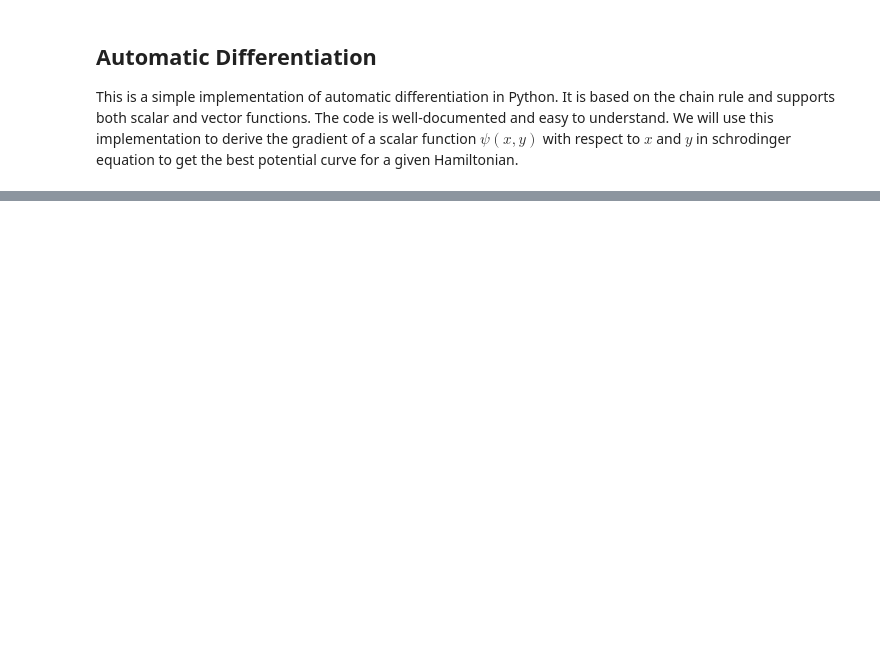
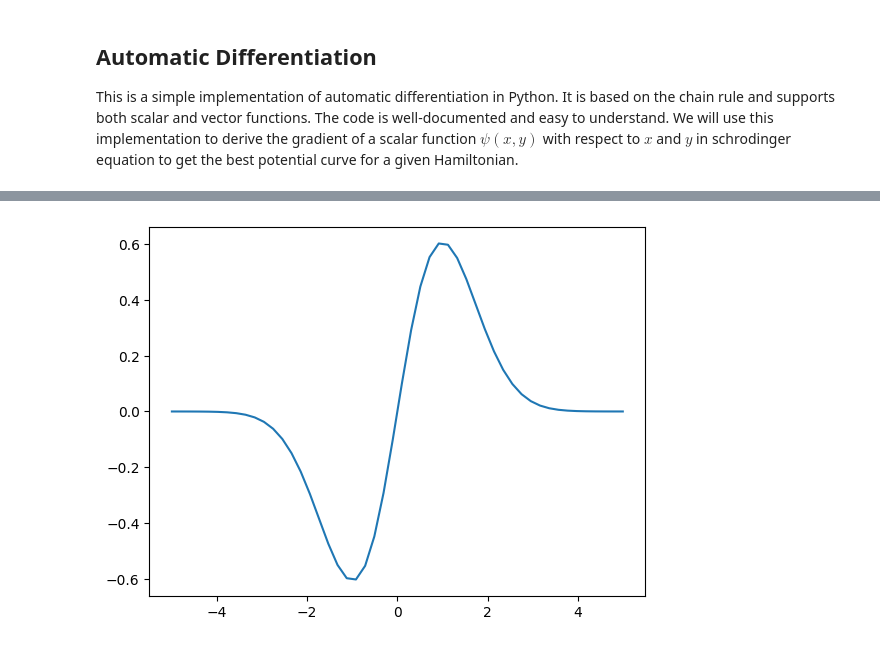
Before and after one commit to STOKES-DOT/Codes_practice, a Jupyter notebook: automatic_differential/ad.ipynb, the cells around one changed output, grey strips where cells are left out. Saved outputs shown, nothing was run; the diff lists cells and outputs as text; code cells hidden in the pictures; blank space fills up the shorter version.

```diff
--- a/automatic_differential/ad.ipynb
+++ b/automatic_differential/ad.ipynb
@@ -17,0 +41,20 @@ XlaRuntimeError: UNIMPLEMENTED: default_memory_space is not supported.
+# %%
+def wave_function(x, n):
+    """
+    计算n个粒子在二维空间中的波函数值
+    :param x: 粒子的位置，数组，shape为(2,)
+    :param n: 离散谱的能级
+    :return: 波函数值，标量
+    """
+    p_monic = special.hermite(n, monic=True)
+    psi = np.exp(-0.5 * x**2)
+    return psi * p_monic(x)
+
+num = 50
+x = jnp.linspace(-5, 5, num)
+real_wave_function = wave_function(x, 1)
+
+plt.plot(x, real_wave_function)
+plt.show()
+# %% [output]
+[figure, added]
```
Also changed, not shown: parts of 9 cells of this notebook.
